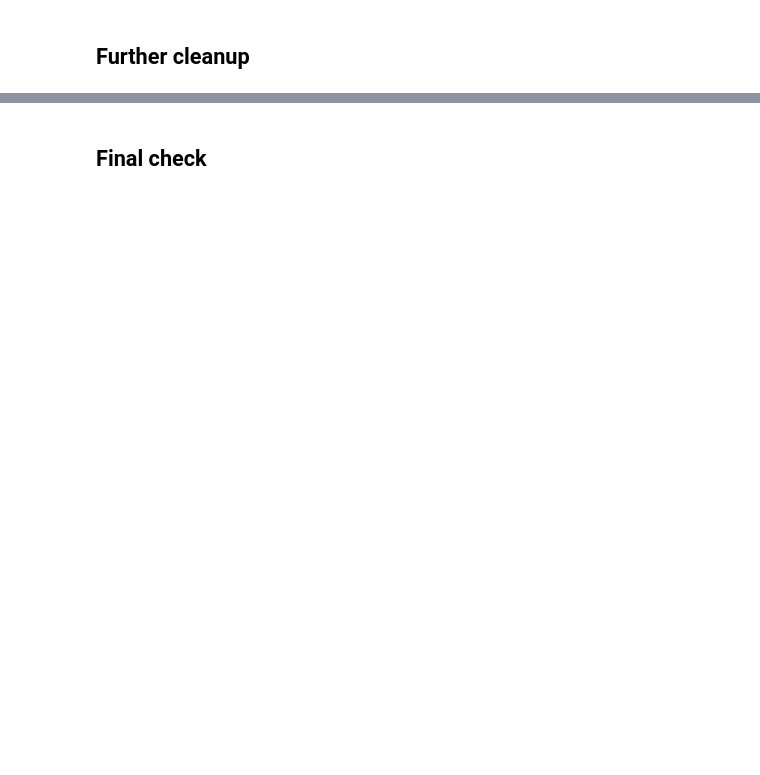
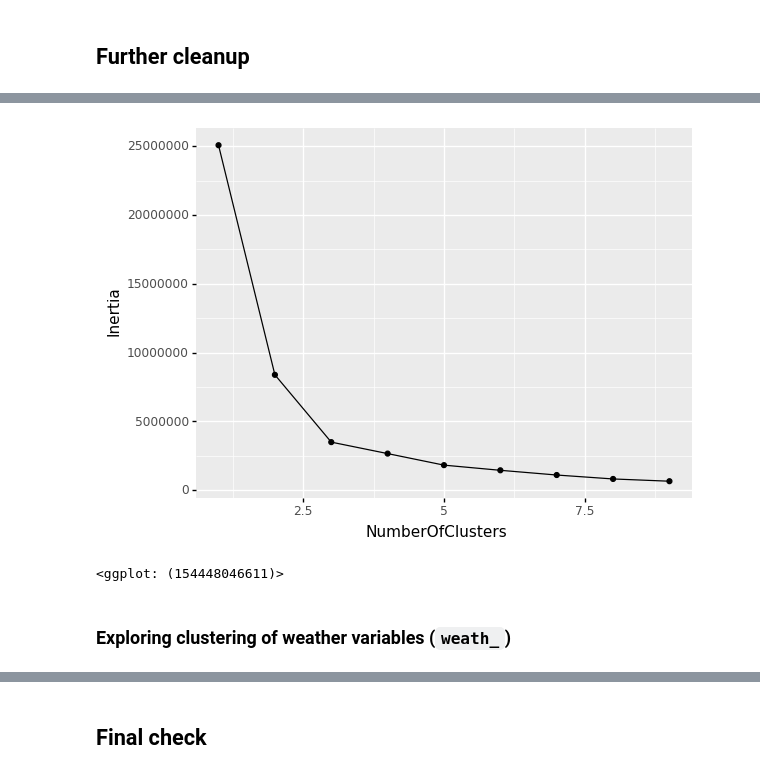
Before and after one commit to IEwaspbusters/KopuruVespaCompetitionIE, a Jupyter notebook: Competition_subs/2021-05-26_submit/Feeder_months/workerbee03_NESTS.ipynb, the cells around one changed output, grey strips where cells are left out. Saved outputs shown, nothing was run; the diff lists cells and outputs as text; code cells hidden in the pictures; blank space fills up the shorter version.

```diff
--- a/Competition_subs/2021-05-26_submit/Feeder_months/workerbee03_NESTS.ipynb
+++ b/Competition_subs/2021-05-26_submit/Feeder_months/workerbee03_NESTS.ipynb
@@ -291,0 +527,18 @@ all_the_queens_wasps_PREDICT.columns
+# %%
+inertias = []
+for i in range(1,10,1):
+  model = KMeans(n_clusters=i)
+  aux = all_the_queens_wasps_TRAIN.loc[all_the_queens_wasps_TRAIN.year_offset == 2018, ['colonies_amount', 'food_fruit', 'food_apple', 'food_txakoli', 'food_kiwi', 'food_pear', 'food_blueberry', 'food_raspberry']]
+  model.fit(aux)
+  inertias.append(model.inertia_)
+
+elbow = pd.DataFrame()
+elbow['Inertia'] = inertias
+elbow['NumberOfClusters'] = range(1,10,1)
+
+ggplot(aes(x='NumberOfClusters', y='Inertia'), elbow) + geom_line() + geom_point()
+# %% [output]
+[figure, added]
+<ggplot: (154448046611)>
+# %% [markdown]
+### Exploring clustering of weather variables (`weath_`)
```
Also changed, not shown: parts of 69 cells of this notebook, 2 other files.
